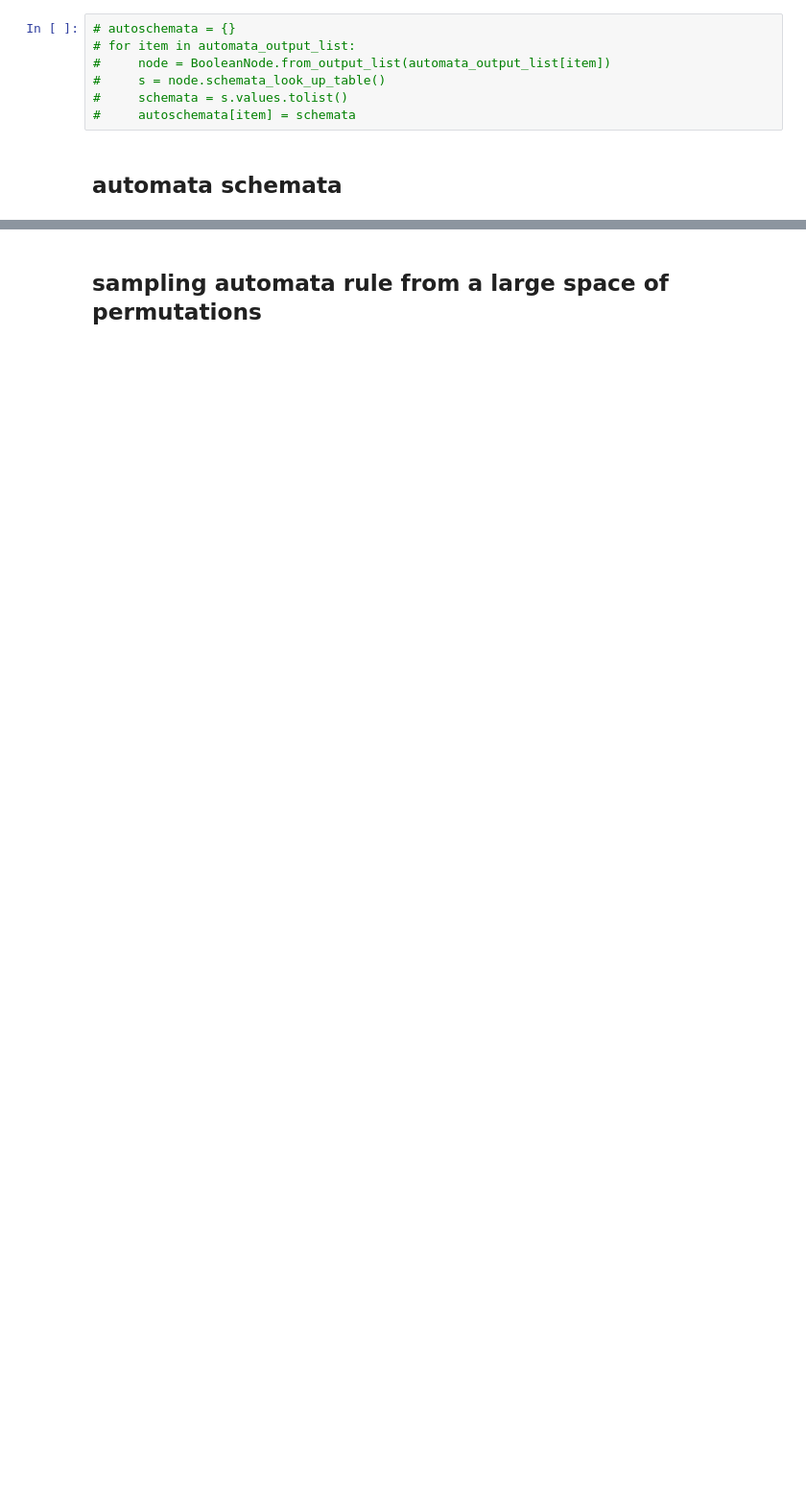
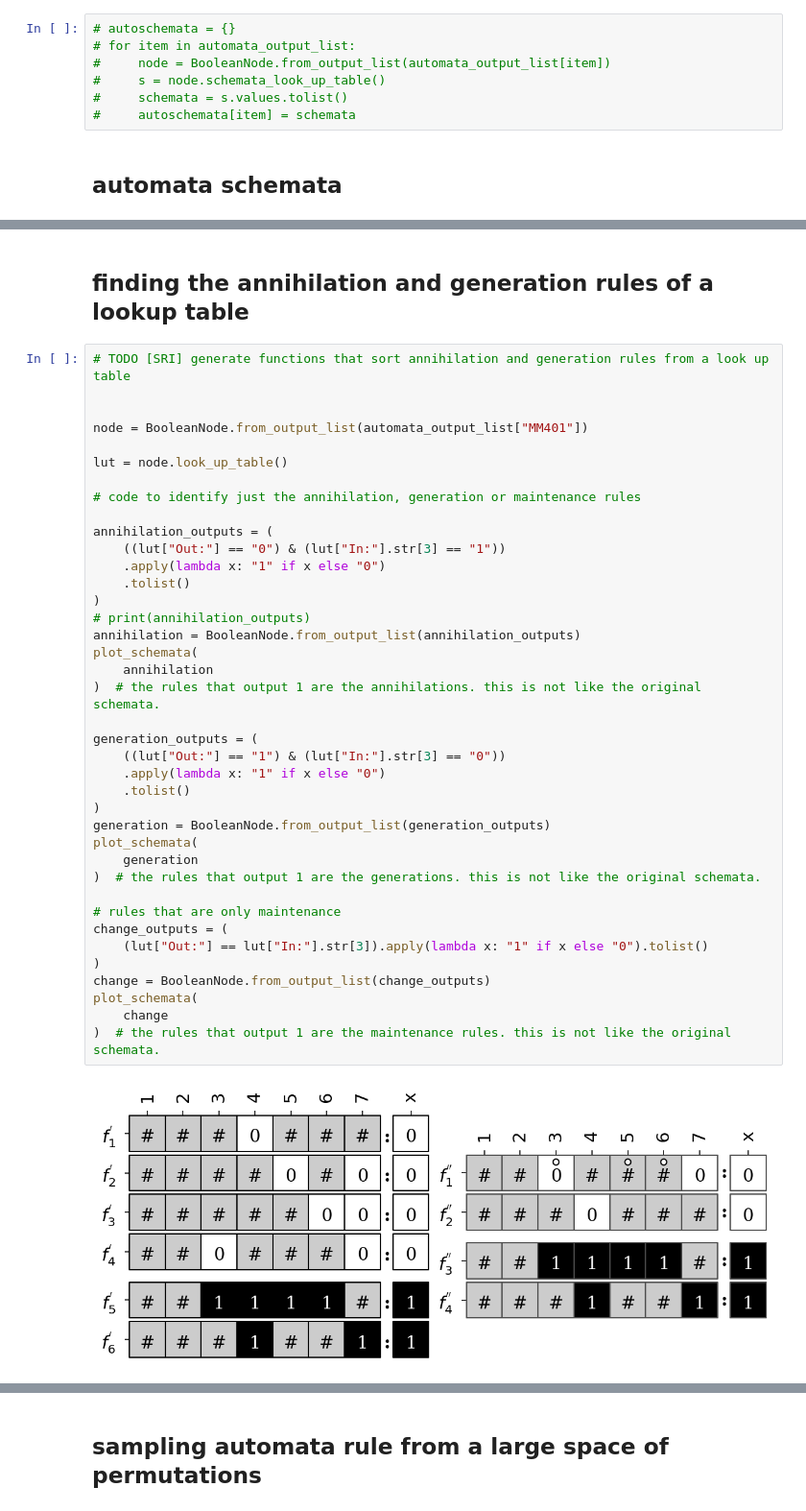
Before and after one commit to srikanth-iyer/CANA, a Jupyter notebook: automata/automata.ipynb, the cells around one changed output, grey strips where cells are left out. Shown: that part at 96% size. Drawn from its saved outputs; the diff is of its cells as text; blank space fills up the shorter version.

```diff
--- a/automata/automata.ipynb
+++ b/automata/automata.ipynb
@@ -431,0 +1844,43 @@ autoschemata = {
+# %% [markdown]
+## finding the annihilation and generation rules of a lookup table
+# %%
+# TODO [SRI] generate functions that sort annihilation and generation rules from a look up table
+
+
+node = BooleanNode.from_output_list(automata_output_list["MM401"])
+
+lut = node.look_up_table()
+
+# code to identify just the annihilation, generation or maintenance rules
+
+annihilation_outputs = (
+    ((lut["Out:"] == "0") & (lut["In:"].str[3] == "1"))
+    .apply(lambda x: "1" if x else "0")
+    .tolist()
+)
+# print(annihilation_outputs)
+annihilation = BooleanNode.from_output_list(annihilation_outputs)
+plot_schemata(
+    annihilation
+)  # the rules that output 1 are the annihilations. this is not like the original schemata.
+
+generation_outputs = (
+    ((lut["Out:"] == "1") & (lut["In:"].str[3] == "0"))
+    .apply(lambda x: "1" if x else "0")
+    .tolist()
+)
+generation = BooleanNode.from_output_list(generation_outputs)
+plot_schemata(
+    generation
+)  # the rules that output 1 are the generations. this is not like the original schemata.
+
+# rules that are only maintenance
+change_outputs = (
+    (lut["Out:"] == lut["In:"].str[3]).apply(lambda x: "1" if x else "0").tolist()
+)
+change = BooleanNode.from_output_list(change_outputs)
+plot_schemata(
+    change
+)  # the rules that output 1 are the maintenance rules. this is not like the original schemata.
+# %% [output]
+[figure, added]
```
Also changed, not shown: parts of 15 cells of this notebook, 2 other files.
